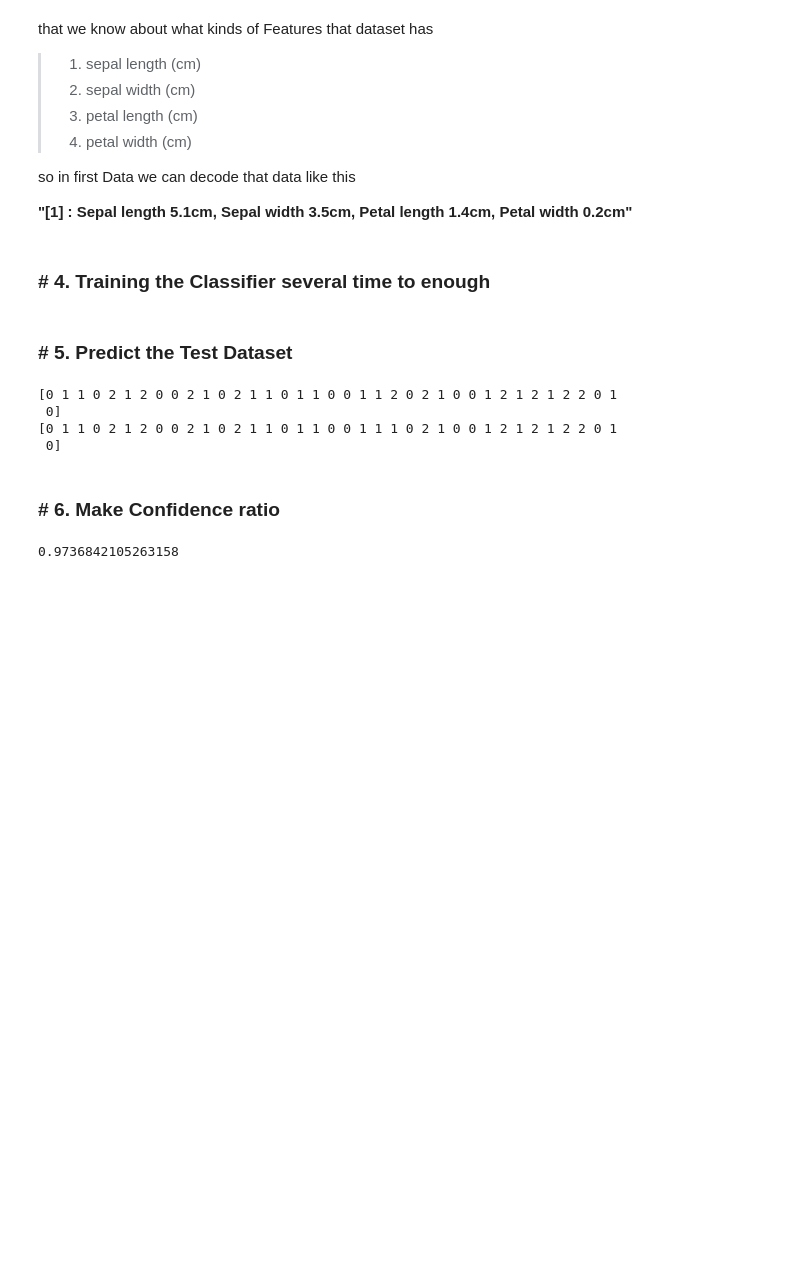
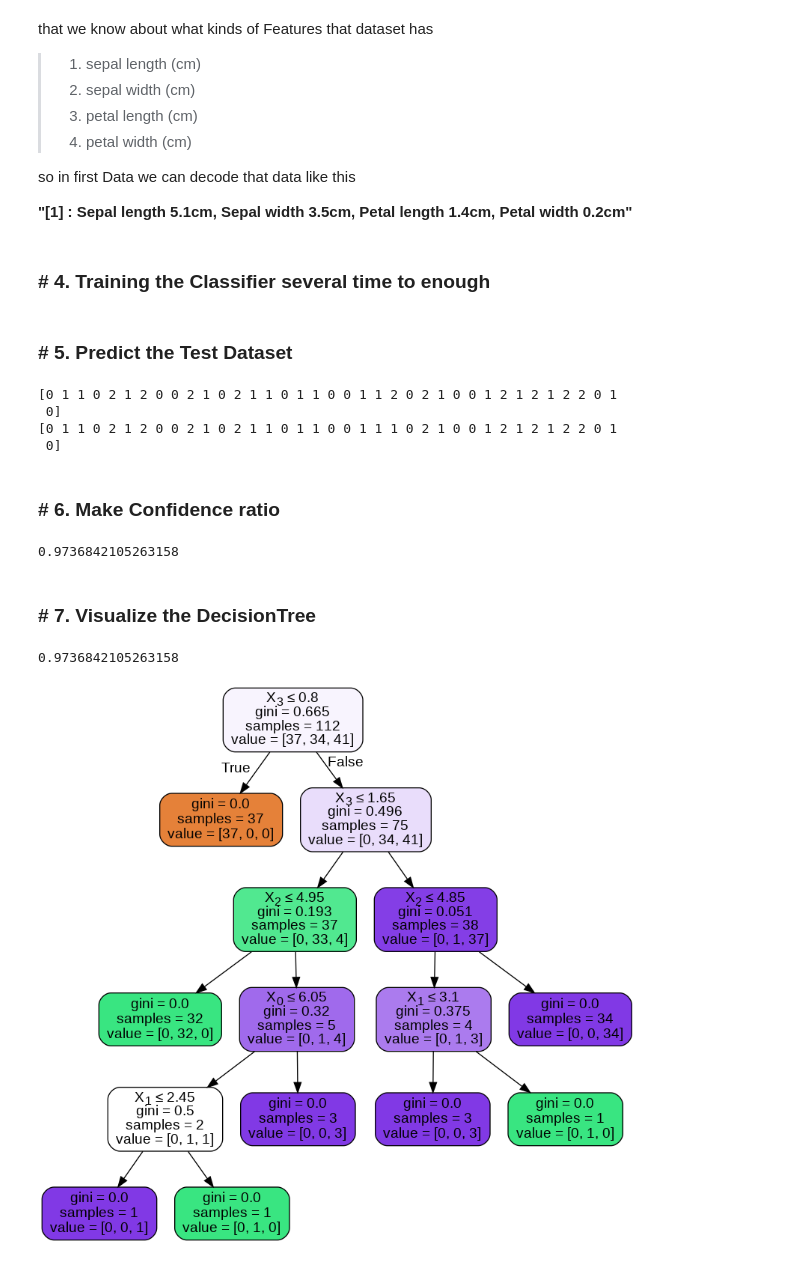
Before and after one commit to DevChorong/Supervised-Learning, a Jupyter notebook: Basic_Supervised_Learning.ipynb, the cells around one changed output. Cells and saved outputs as stored; diff of their text form; code cells hidden in the pictures; blank space fills up the shorter version.

Commit message:
Finish the DecisionTree Study

```diff
--- a/Basic_Supervised_Learning.ipynb
+++ b/Basic_Supervised_Learning.ipynb
@@ -187,3 +188,56 @@ confidence = token / len(A_test)
 print(confidence)
 # %% [output]
 0.9736842105263158
+# %% [markdown]
+### # 7. Visualize the DecisionTree
+# %%
+#========[ 1 ]=========================#
+from sklearn import tree
+
+#========[ 2 ]=========================#
+from sklearn.model_selection import train_test_split # this function make Training and test data randomly
+from sklearn.datasets import load_iris # we use iris dataset that one of built-in default dataset
+
+iris_data = load_iris() # call iris dataset to code with use "load_iris()" function
+
+train, test, A_train, A_test = train_test_split(iris_data['data'], iris_data['target'], random_state = 1)
+
+# train = Training Data
+# A_train = Training Data Answer Label
+# test = test Data
+# A_test = test Data Answer Label
+
+#========[ 3 ]=========================#
+features = train  # 'feature' would be 'train'
+labels = A_train  # 'answer(Label)' is would be 'A_train'
+
+#========[ 4 ]=========================#
+clf = tree.DecisionTreeClassifier() # we make Classifier(clf) for use "tree.DecisionTreeClassifier()" function
+clf = clf.fit(features, labels)
+
+#========[ 5 ]=========================#
+perdict = clf.predict(test) # checking between two answer
+
+#========[ 6 ]=========================#
+token = 0;
+
+for i in range(len(A_test)):    # if it is collect give token +1
+  if(perdict[i] == A_test[i]):
+    token += 1;
+
+confidence = token / len(A_test)
+print(confidence)
+
+#========[ 7 ]=========================#
+from sklearn.externals.six import StringIO
+from IPython.display import Image
+from sklearn.tree import export_graphviz
+import pydotplus
+
+dot_data = StringIO()
+export_graphviz(clf, out_file=dot_data, filled=True, rounded=True,special_characters=True) # in First Parameter we should in Classifier
+graph = pydotplus.graph_from_dot_data(dot_data.getvalue())
+Image(graph.create_png())
+# %% [output]
+0.9736842105263158
+[figure, added]
```
Also changed, not shown: parts of 1 cell of this notebook.
